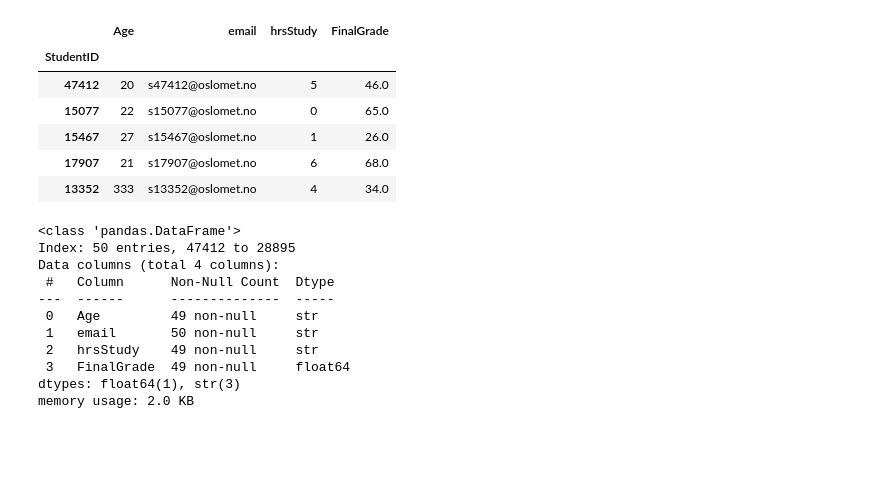
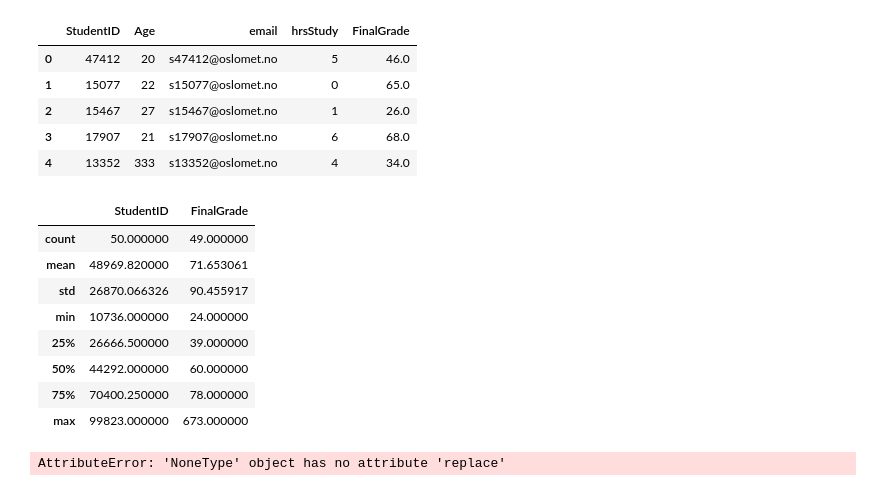
Before and after one commit to MaHofseth/Dave3625-2026, a Jupyter notebook: Lab2/lab2.ipynb, the cells around one changed output. Drawn from its saved outputs; the diff is of its cells as text; code cells hidden in the pictures; blank space fills up the shorter version.

```diff
--- a/Lab2/lab2.ipynb
+++ b/Lab2/lab2.ipynb
@@ -5,28 +5,34 @@ import matplotlib.pyplot as plt
 from scipy import stats
 import seaborn as sns
 # %%
-df = pd.read_csv('https://raw.githubusercontent.com/DAVE3625/Dave3625-2026/refs/heads/main/Lab2/data/stud.csv', index_col=0)
+df = pd.read_csv('https://raw.githubusercontent.com/DAVE3625/Dave3625-2026/refs/heads/main/Lab2/data/stud.csv', sep=',')
 
 df.head()
 # %% [output]
-|  | Age | email | hrsStudy | FinalGrade |
-| StudentID |  |  |  |  |
-| 47412 | 20 | s47412@oslomet.no | 5 | 46.0 |
-| 15077 | 22 | s15077@oslomet.no | 0 | 65.0 |
-| 15467 | 27 | s15467@oslomet.no | 1 | 26.0 |
-| 17907 | 21 | s17907@oslomet.no | 6 | 68.0 |
-| 13352 | 333 | s13352@oslomet.no | 4 | 34.0 |
+|  | StudentID | Age | email | hrsStudy | FinalGrade |
+| 0 | 47412 | 20 | s47412@oslomet.no | 5 | 46.0 |
+| 1 | 15077 | 22 | s15077@oslomet.no | 0 | 65.0 |
+| 2 | 15467 | 27 | s15467@oslomet.no | 1 | 26.0 |
+| 3 | 17907 | 21 | s17907@oslomet.no | 6 | 68.0 |
+| 4 | 13352 | 333 | s13352@oslomet.no | 4 | 34.0 |
 # %%
-df.info()
+df.describe()
 # %% [output]
-<class 'pandas.DataFrame'>
-Index: 50 entries, 47412 to 28895
-Data columns (total 4 columns):
- #   Column      Non-Null Count  Dtype
----  ------      --------------  -----
- 0   Age         49 non-null     str
- 1   email       50 non-null     str
- 2   hrsStudy    49 non-null     str
- 3   FinalGrade  49 non-null     float64
-dtypes: float64(1), str(3)
-memory usage: 2.0 KB
+|  | StudentID | FinalGrade |
+| count | 50.000000 | 49.000000 |
+| mean | 48969.820000 | 71.653061 |
+| std | 26870.066326 | 90.455917 |
+| min | 10736.000000 | 24.000000 |
+| 25% | 26666.500000 | 39.000000 |
+| 50% | 44292.000000 | 60.000000 |
+| 75% | 70400.250000 | 78.000000 |
+| max | 99823.000000 | 673.000000 |
+# %%
+df = df.replace(r'^\s*$', np.nan, regex=True)
+df = df.dropna(inplace=True)
+
+df['hrsStudy'] = df['hrsStudy'].astype('int32')
+df['Age'] = df['Age'].astype('int32')
+df['email'] = df['email'].astype('object')
+# %% [output]
+AttributeError: 'NoneType' object has no attribute 'replace'
```
Also changed, not shown: parts of 1 cell of this notebook, 2 other files.
